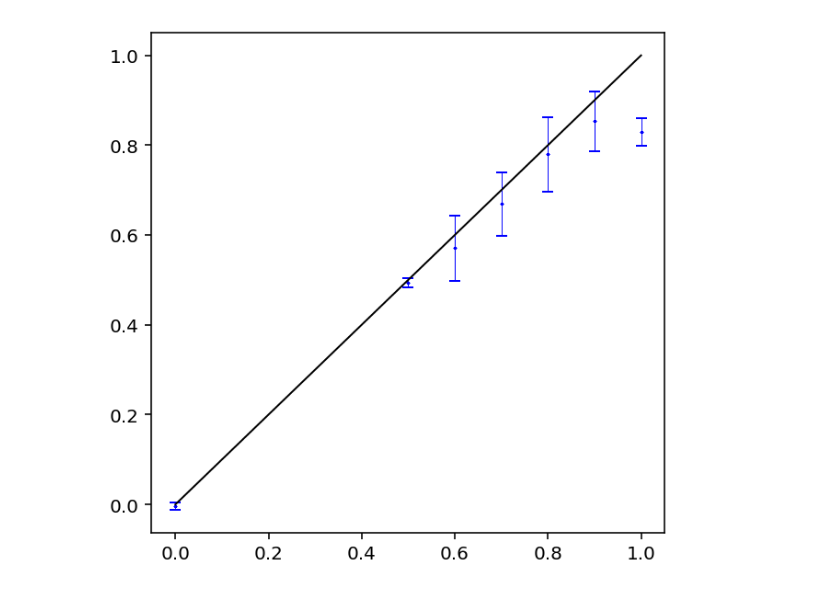
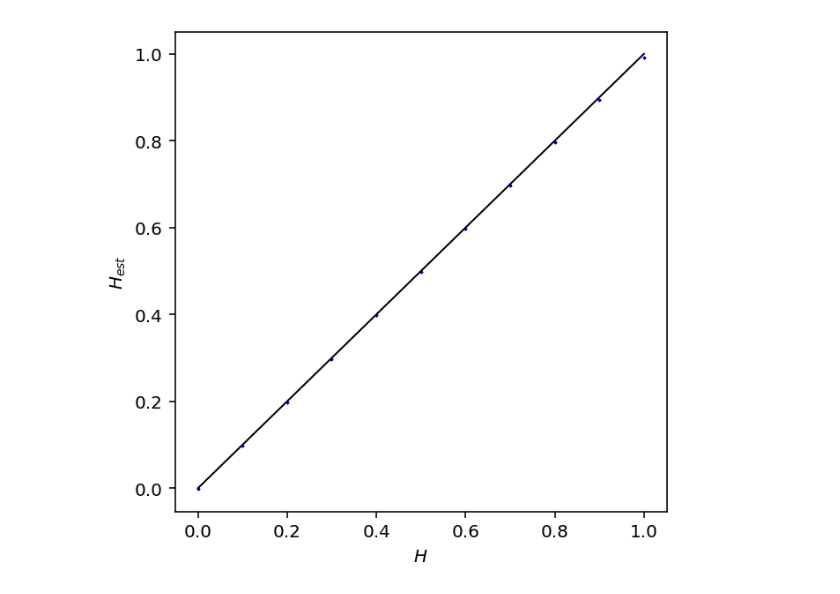
Before and after one commit to MBates92/Scripts, a Jupyter notebook: H_estVsH.ipynb, the cells around one changed output. Cells and saved outputs as stored; diff of their text form; code cells hidden in the pictures.

```diff
--- a/H_estVsH.ipynb
+++ b/H_estVsH.ipynb
@@ -108,3 +34,0 @@ print(H_est)
-# %%
-H = np.array([0.0,0.5,0.6,0.7,0.8,0.9,1.0])
-H_est = np.asarray(H_est)
@@ -122,0 +55,11 @@ print(np.shape(H_est))
+# %%
+H = np.linspace(0,1,11)
+# %%
+H_est_mean = []
+H_est_std = []
+for i in range(len(H)):
+    H_est_mean.append(np.mean(H_est[i][:,0]))
+    H_est_std.append(np.std(H_est[i][:,0]))
+# %%
+H_est = np.array([H_est_mean,H_est_std]).T
+print(H_est)
@@ -123,9 +78,10 @@ print(np.shape(H_est))
 # %%
 plt.figure(figsize=(720/144,720/144),dpi=144)
-plt.errorbar(H,H_est[:,0],yerr = H_est[:,1],c='b', capsize = 3,elinewidth =0.5, fmt = 'none',zorder = 0)
+plt.errorbar(H,H_est[:,0],yerr = H_est[:,1],c='b', fmt = 'none',zorder = 0)
 plt.scatter(H,H_est[:,0],c='b',marker='x',zorder = 1,s= 1.0)
 plt.plot([0,1],[0,1],c= 'k',linewidth= 1.0)
-plt.grid()
+plt.ylabel(r'$H_{est}$')
+plt.xlabel(r'$H$')
 plt.show()
 # %% [output]
-[figure, old version]
+[figure, new version]
```
Also changed, not shown: parts of 18 cells of this notebook, 44 other files.
